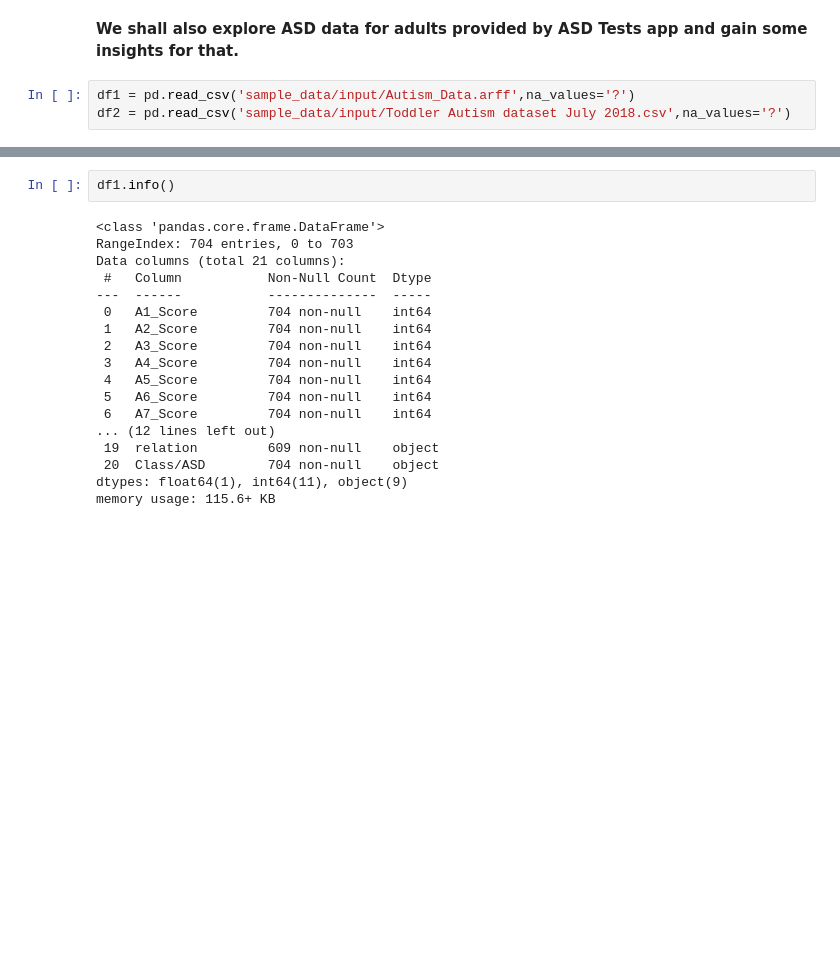
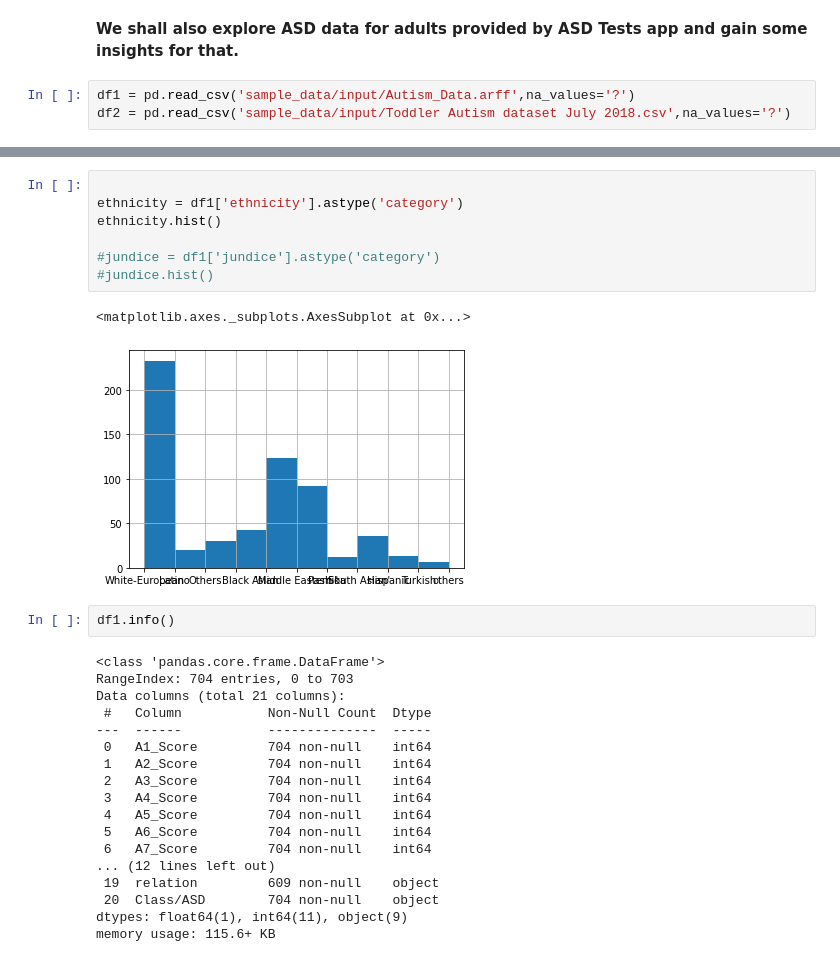
Before and after one commit to kiraneranki/Autism-Spectral-Disorder, a Jupyter notebook: predicting_early_asd_traits_of_toddlers.ipynb, the cells around one changed output, grey strips where cells are left out. Cells and saved outputs as stored; diff of their text form; blank space fills up the shorter version.

```diff
--- a/predicting_early_asd_traits_of_toddlers.ipynb
+++ b/predicting_early_asd_traits_of_toddlers.ipynb
@@ -37,6 +37,16 @@ df1.head()
 | 2 | 1 | 1 | 0 | 1 | 1 | 0 | 1 | 1 | 1 | 1 | ... |
 | 3 | 1 | 1 | 0 | 1 | 0 | 0 | 1 | 1 | 0 | 1 | ... |
 | 4 | 1 | 0 | 0 | 0 | 0 | 0 | 0 | 1 | 0 | 0 | ... |
+# %%
+
+ethnicity = df1['ethnicity'].astype('category')
+ethnicity.hist()
+
+#jundice = df1['jundice'].astype('category')
+#jundice.hist()
+# %% [output]
+<matplotlib.axes._subplots.AxesSubplot at 0x...>
+[figure, added]
 # %%
 df1.info()
 # %% [output]
```
